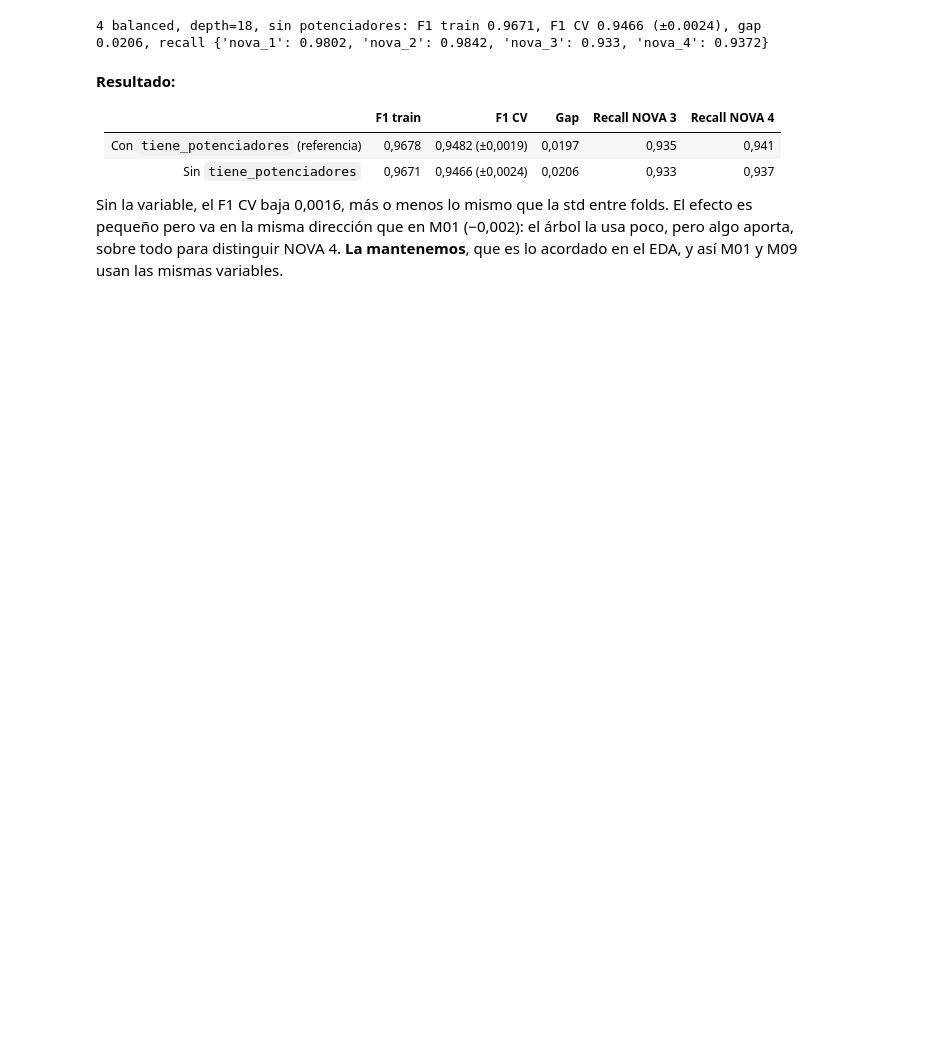
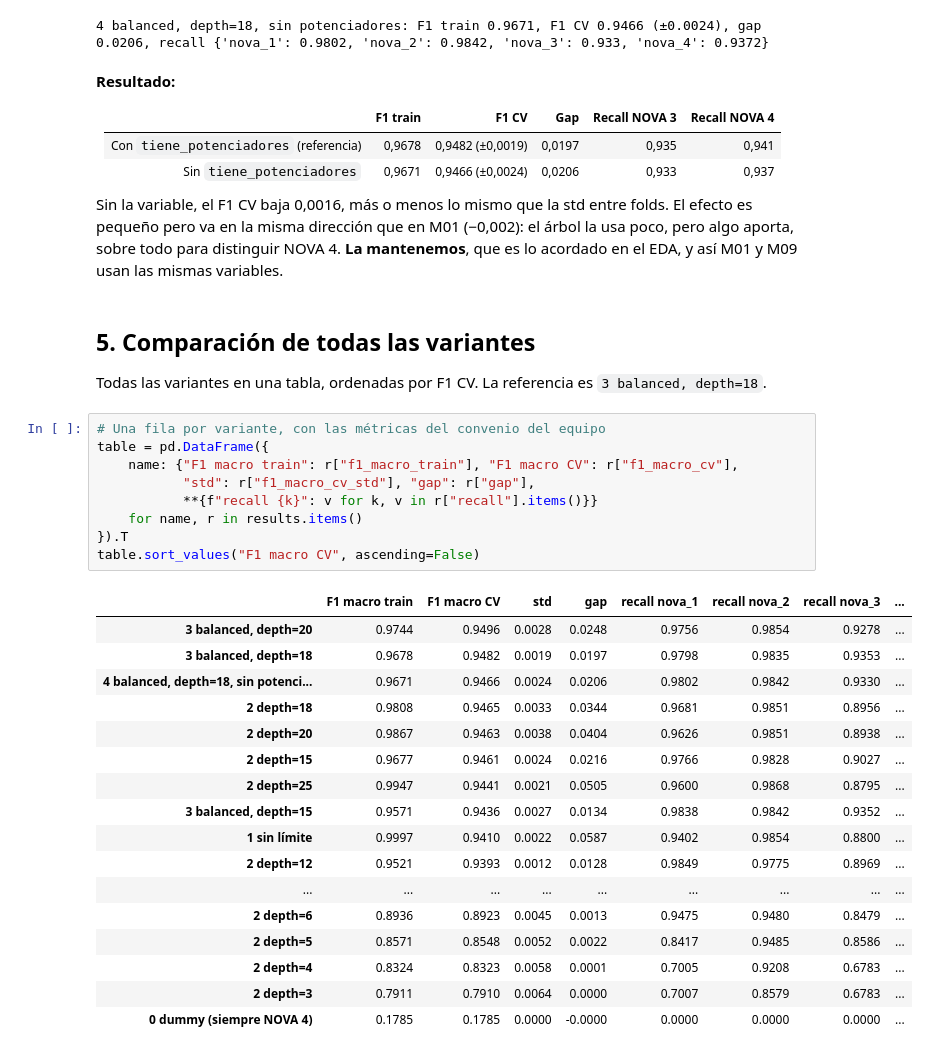
Before and after one commit to IA-P1-BCN/real-food-classifier, a Jupyter notebook: notebooks/03_m09_decision_tree.ipynb, the cells around one changed output. Cells and saved outputs as stored; diff of their text form; blank space fills up the shorter version.

Commit message:
feat(modeling): add M09 comparison table, confusion matrix and error analysis

```diff
--- a/notebooks/03_m09_decision_tree.ipynb
+++ b/notebooks/03_m09_decision_tree.ipynb
@@ -217,3 +217,34 @@ run("4 balanced, depth=18, sin potenciadores",
 | Sin `tiene_potenciadores` | 0,9671 | 0,9466 (±0,0024) | 0,0206 | 0,933 | 0,937 |
 
 Sin la variable, el F1 CV baja 0,0016, más o menos lo mismo que la std entre folds. El efecto es pequeño pero va en la misma dirección que en M01 (−0,002): el árbol la usa poco, pero algo aporta, sobre todo para distinguir NOVA 4. **La mantenemos**, que es lo acordado en el EDA, y así M01 y M09 usan las mismas variables.
+# %% [markdown]
+## 5. Comparación de todas las variantes
+
+Todas las variantes en una tabla, ordenadas por F1 CV. La referencia es `3 balanced, depth=18`.
+# %%
+# Una fila por variante, con las métricas del convenio del equipo
+table = pd.DataFrame({
+    name: {"F1 macro train": r["f1_macro_train"], "F1 macro CV": r["f1_macro_cv"],
+           "std": r["f1_macro_cv_std"], "gap": r["gap"],
+           **{f"recall {k}": v for k, v in r["recall"].items()}}
+    for name, r in results.items()
+}).T
+table.sort_values("F1 macro CV", ascending=False)
+# %% [output]
+|  | F1 macro train | F1 macro CV | std | gap | recall nova_1 | recall nova_2 | recall nova_3 | ... |
+| 3 balanced, depth=20 | 0.9744 | 0.9496 | 0.0028 | 0.0248 | 0.9756 | 0.9854 | 0.9278 | ... |
+| 3 balanced, depth=18 | 0.9678 | 0.9482 | 0.0019 | 0.0197 | 0.9798 | 0.9835 | 0.9353 | ... |
+| 4 balanced, depth=18, sin potenci... | 0.9671 | 0.9466 | 0.0024 | 0.0206 | 0.9802 | 0.9842 | 0.9330 | ... |
+| 2 depth=18 | 0.9808 | 0.9465 | 0.0033 | 0.0344 | 0.9681 | 0.9851 | 0.8956 | ... |
+| 2 depth=20 | 0.9867 | 0.9463 | 0.0038 | 0.0404 | 0.9626 | 0.9851 | 0.8938 | ... |
+| 2 depth=15 | 0.9677 | 0.9461 | 0.0024 | 0.0216 | 0.9766 | 0.9828 | 0.9027 | ... |
+| 2 depth=25 | 0.9947 | 0.9441 | 0.0021 | 0.0505 | 0.9600 | 0.9868 | 0.8795 | ... |
+| 3 balanced, depth=15 | 0.9571 | 0.9436 | 0.0027 | 0.0134 | 0.9838 | 0.9842 | 0.9352 | ... |
+| 1 sin límite | 0.9997 | 0.9410 | 0.0022 | 0.0587 | 0.9402 | 0.9854 | 0.8800 | ... |
+| 2 depth=12 | 0.9521 | 0.9393 | 0.0012 | 0.0128 | 0.9849 | 0.9775 | 0.8969 | ... |
+| ... | ... | ... | ... | ... | ... | ... | ... | ... |
+| 2 depth=6 | 0.8936 | 0.8923 | 0.0045 | 0.0013 | 0.9475 | 0.9480 | 0.8479 | ... |
+| 2 depth=5 | 0.8571 | 0.8548 | 0.0052 | 0.0022 | 0.8417 | 0.9485 | 0.8586 | ... |
+| 2 depth=4 | 0.8324 | 0.8323 | 0.0058 | 0.0001 | 0.7005 | 0.9208 | 0.6783 | ... |
+| 2 depth=3 | 0.7911 | 0.7910 | 0.0064 | 0.0000 | 0.7007 | 0.8579 | 0.6783 | ... |
+| 0 dummy (siempre NOVA 4) | 0.1785 | 0.1785 | 0.0000 | -0.0000 | 0.0000 | 0.0000 | 0.0000 | ... |
```
Also changed, not shown: parts of 9 cells of this notebook.
